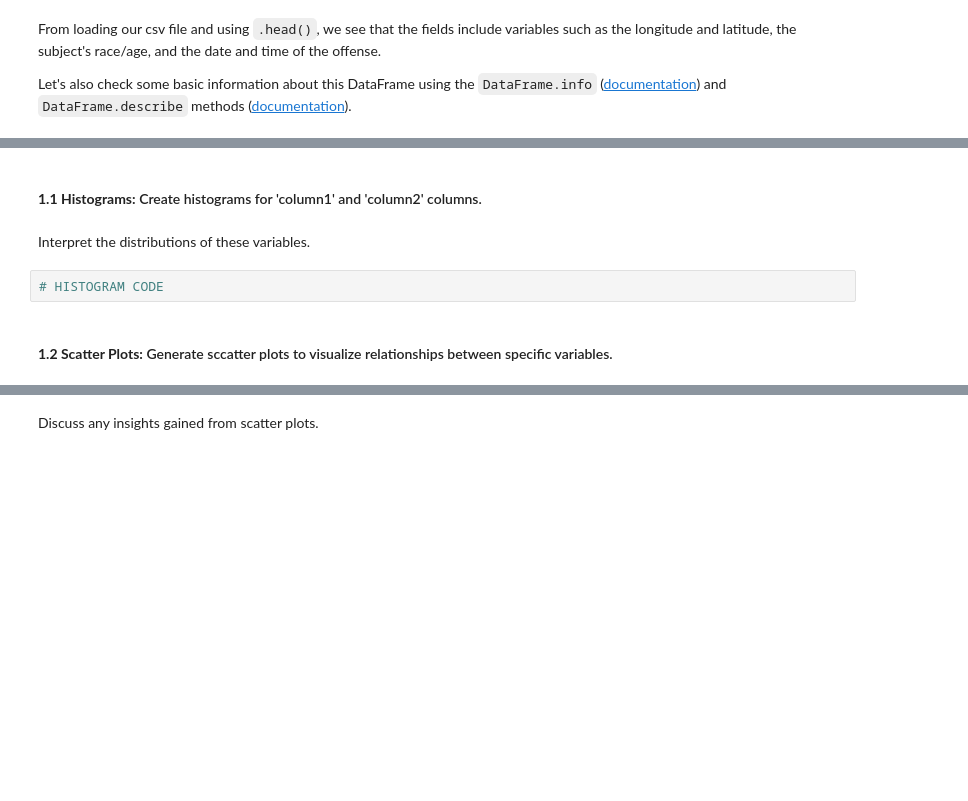
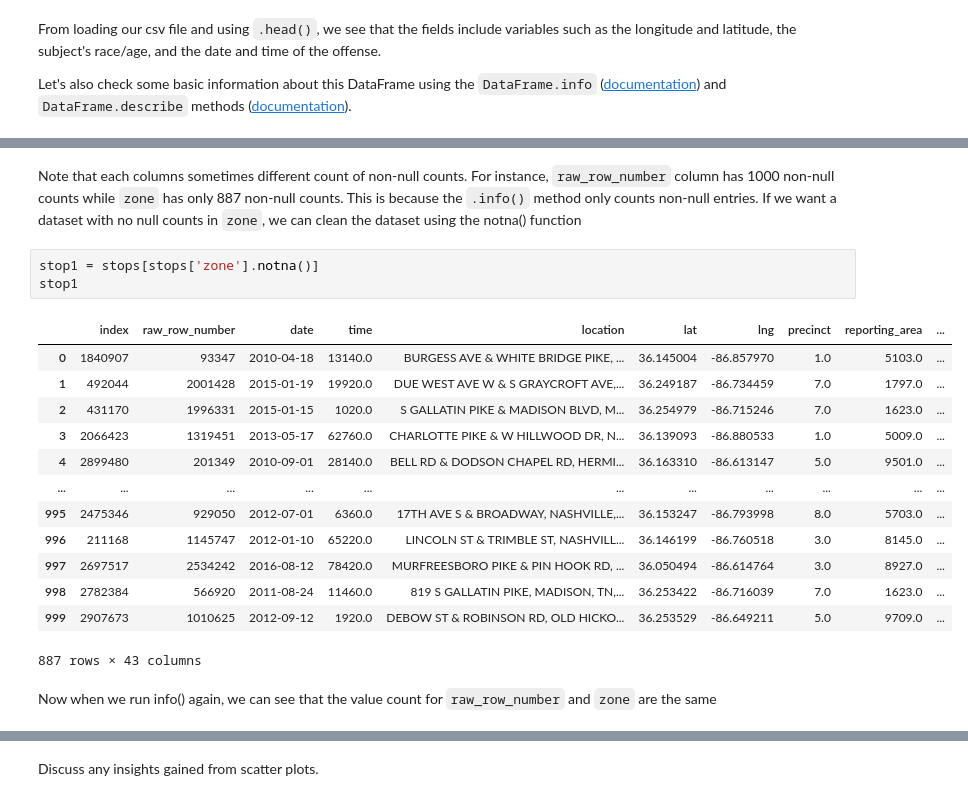
Before and after one commit to ds-modules/Legalst-123, a Jupyter notebook: labs/04_Probability Distributions, Bootstrap, and Confidence Intervals/04_Visualizatio_SummaryStatistics_Aggregations.ipynb, the cells around one changed output, grey strips where cells are left out. Cells and saved outputs as stored; diff of their text form; blank space fills up the shorter version.

```diff
--- a/labs/04_Probability Distributions, Bootstrap, and Confidence Intervals/04_Visualizatio_SummaryStatistics_Aggregations.ipynb
+++ b/labs/04_Probability Distributions, Bootstrap, and Confidence Intervals/04_Visualizatio_SummaryStatistics_Aggregations.ipynb
@@ -178,8 +91,21 @@ Explain the significance of mean and median in the context of the dataset.
-# %% [markdown]
-#### **1.1 Histograms:** Create histograms for 'column1' and 'column2' columns.
-# %% [markdown]
-Interpret the distributions of these variables.
-# %%
-# HISTOGRAM CODE
-# %% [markdown]
-#### **1.2 Scatter Plots:** Generate sccatter plots to visualize relationships between specific variables.
+# %% [markdown]
+Note that each columns sometimes different count of non-null counts. For instance, `raw_row_number` column has 1000 non-null counts while `zone` has only 887 non-null counts. This is because the `.info()` method only counts non-null entries. If we want a dataset with no null counts in `zone`, we can clean the dataset using the notna() function
+# %%
+stop1 = stops[stops['zone'].notna()]
+stop1
+# %% [output]
+|  | index | raw_row_number | date | time | location | lat | lng | precinct | reporting_area | ... |
+| 0 | 1840907 | 93347 | 2010-04-18 | 13140.0 | BURGESS AVE & WHITE BRIDGE PIKE, ... | 36.145004 | -86.857970 | 1.0 | 5103.0 | ... |
+| 1 | 492044 | 2001428 | 2015-01-19 | 19920.0 | DUE WEST AVE W & S GRAYCROFT AVE,... | 36.249187 | -86.734459 | 7.0 | 1797.0 | ... |
+| 2 | 431170 | 1996331 | 2015-01-15 | 1020.0 | S GALLATIN PIKE & MADISON BLVD, M... | 36.254979 | -86.715246 | 7.0 | 1623.0 | ... |
+| 3 | 2066423 | 1319451 | 2013-05-17 | 62760.0 | CHARLOTTE PIKE & W HILLWOOD DR, N... | 36.139093 | -86.880533 | 1.0 | 5009.0 | ... |
+| 4 | 2899480 | 201349 | 2010-09-01 | 28140.0 | BELL RD & DODSON CHAPEL RD, HERMI... | 36.163310 | -86.613147 | 5.0 | 9501.0 | ... |
+| ... | ... | ... | ... | ... | ... | ... | ... | ... | ... | ... |
+| 995 | 2475346 | 929050 | 2012-07-01 | 6360.0 | 17TH AVE S & BROADWAY, NASHVILLE,... | 36.153247 | -86.793998 | 8.0 | 5703.0 | ... |
+| 996 | 211168 | 1145747 | 2012-01-10 | 65220.0 | LINCOLN ST & TRIMBLE ST, NASHVILL... | 36.146199 | -86.760518 | 3.0 | 8145.0 | ... |
+| 997 | 2697517 | 2534242 | 2016-08-12 | 78420.0 | MURFREESBORO PIKE & PIN HOOK RD, ... | 36.050494 | -86.614764 | 3.0 | 8927.0 | ... |
+| 998 | 2782384 | 566920 | 2011-08-24 | 11460.0 | 819 S GALLATIN PIKE, MADISON, TN,... | 36.253422 | -86.716039 | 7.0 | 1623.0 | ... |
+| 999 | 2907673 | 1010625 | 2012-09-12 | 1920.0 | DEBOW ST & ROBINSON RD, OLD HICKO... | 36.253529 | -86.649211 | 5.0 | 9709.0 | ... |
+887 rows × 43 columns
+# %% [markdown]
+Now when we run info() again, we can see that the value count for `raw_row_number` and `zone` are the same
```
Also changed, not shown: parts of 49 cells of this notebook, 1 other file.
